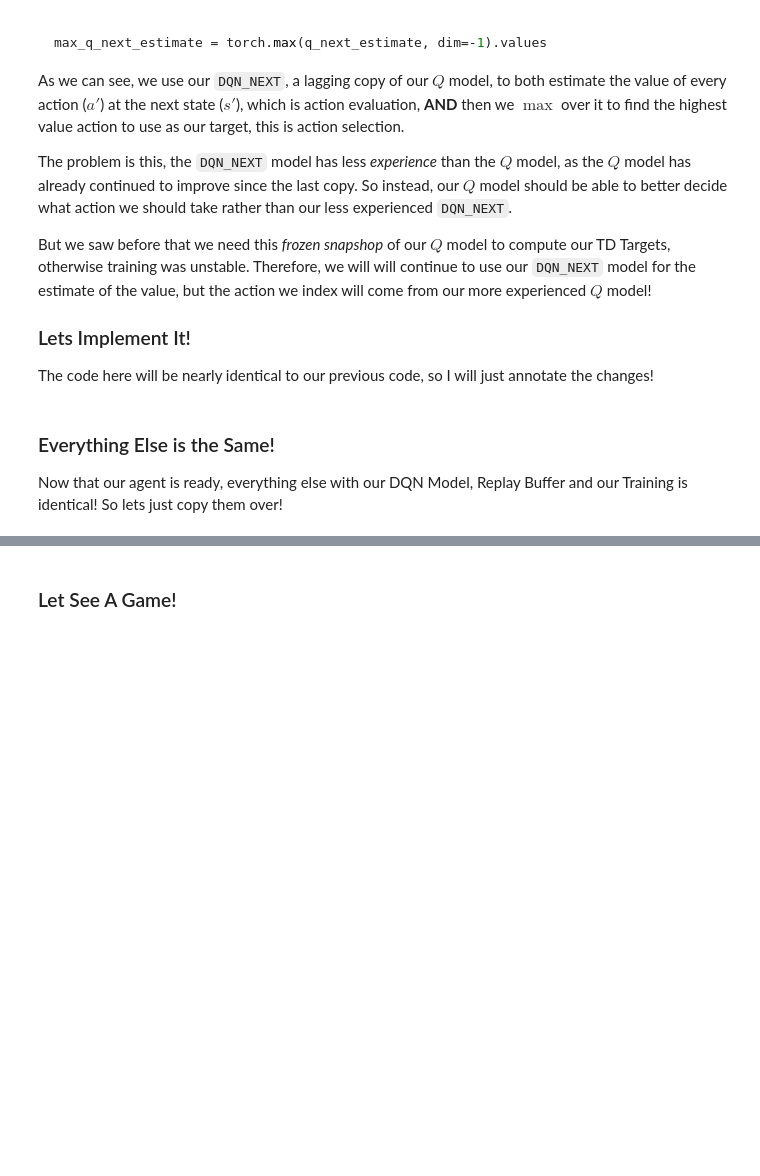
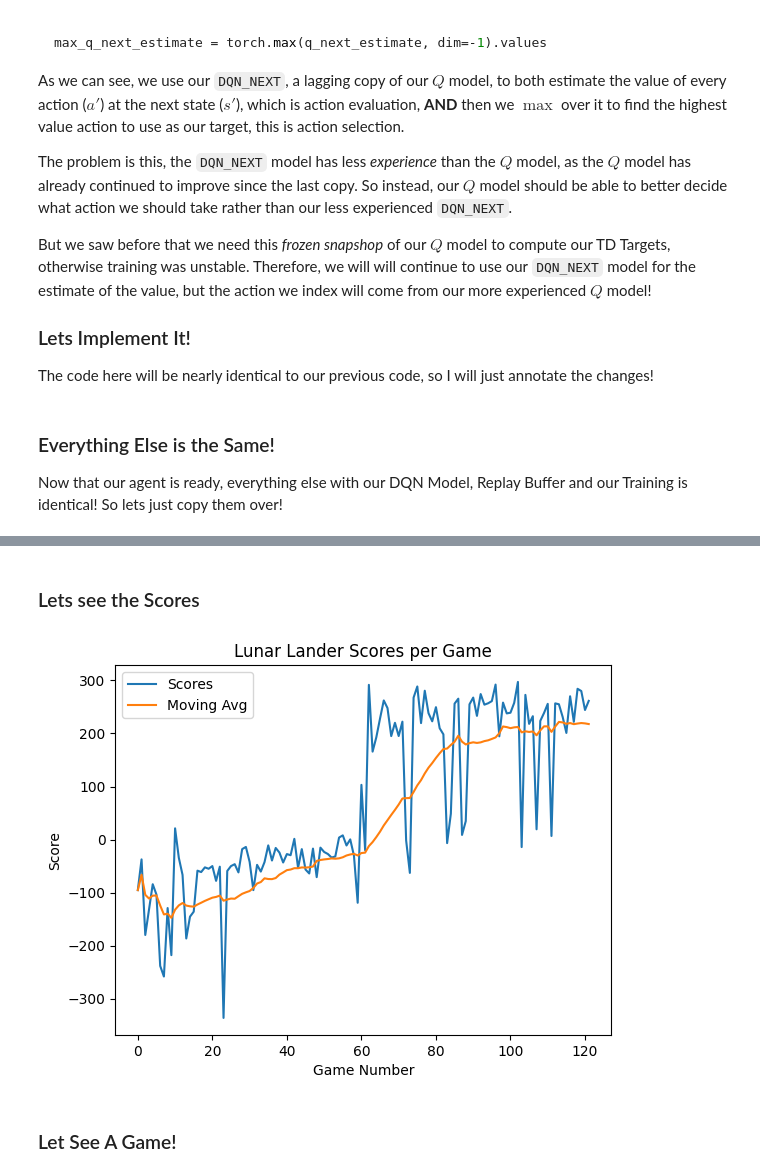
Before and after one commit to manashchak/mcb_PyTorch-Adventures, a Jupyter notebook: PyTorch for Reinforcement Learning/Intro to Deep Reinforcement Learning/Double Deep-Q Learning/double_deep_q_learning.ipynb, the cells around one changed output, grey strips where cells are left out. Saved outputs shown, nothing was run; the diff lists cells and outputs as text; code cells hidden in the pictures; blank space fills up the shorter version.

```diff
--- a/PyTorch for Reinforcement Learning/Intro to Deep Reinforcement Learning/Double Deep-Q Learning/double_deep_q_learning.ipynb
+++ b/PyTorch for Reinforcement Learning/Intro to Deep Reinforcement Learning/Double Deep-Q Learning/double_deep_q_learning.ipynb
@@ -381,4 +381,16 @@ Game #: 110 | Score: 230.84219131840985 | Moving Avg Scores: 164.97604329292943
 Completed Training
+# %% [markdown]
+### Lets see the Scores
+# %%
+plt.plot(log["scores"], label="Scores")
+plt.plot(log["running_avg_scores"], label="Moving Avg")
+plt.title("Lunar Lander Scores per Game")
+plt.xlabel("Game Number")
+plt.ylabel("Score")
+plt.legend()
+plt.show()
+# %% [output]
+[figure, added]
 # %% [markdown]
 ### Let See A Game!
 # %%
```
Also changed, not shown: parts of 1 cell of this notebook, 3 other files.
